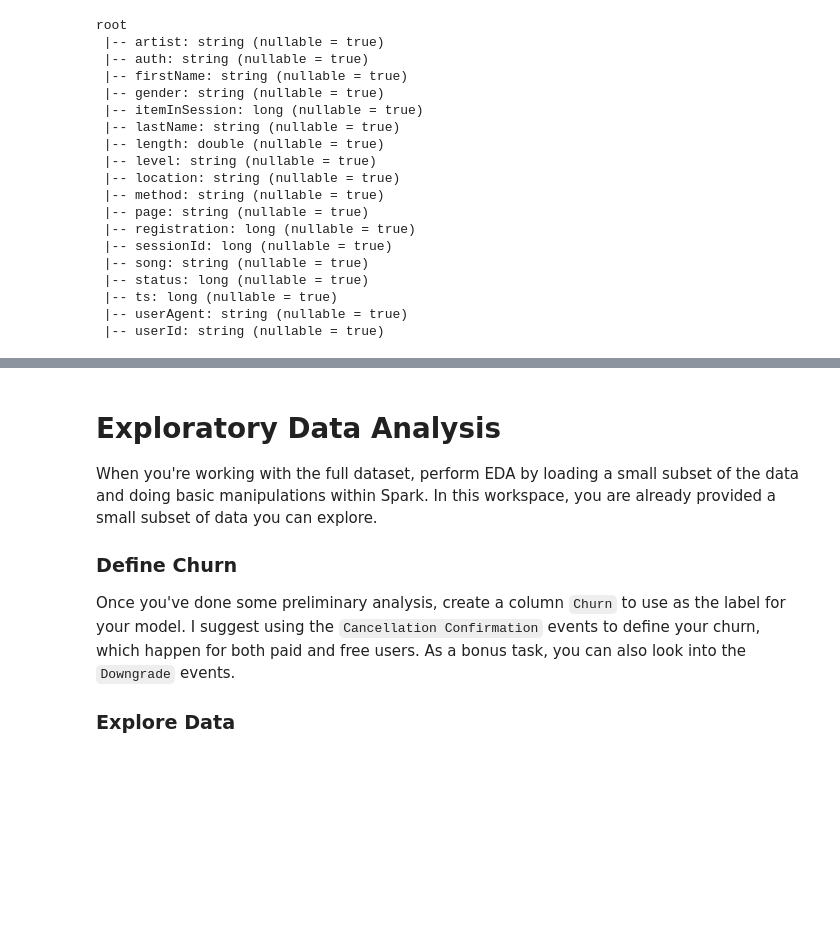
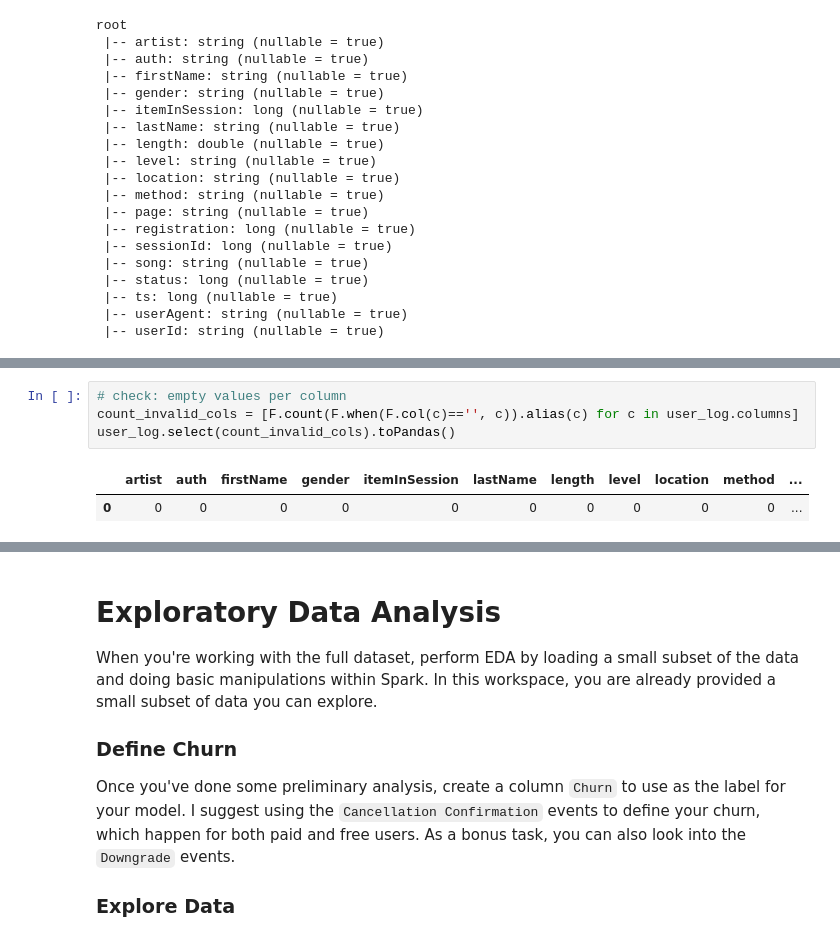
Before and after one commit to silviaclaire/sparkify, a Jupyter notebook: Sparkify.ipynb, the cells around one changed output, grey strips where cells are left out. Drawn from its saved outputs; the diff is of its cells as text; blank space fills up the shorter version.

```diff
--- a/Sparkify.ipynb
+++ b/Sparkify.ipynb
@@ -53,0 +126,7 @@ root
+# %%
+# check: empty values per column
+count_invalid_cols = [F.count(F.when(F.col(c)=='', c)).alias(c) for c in user_log.columns]
+user_log.select(count_invalid_cols).toPandas()
+# %% [output]
+|  | artist | auth | firstName | gender | itemInSession | lastName | length | level | location | method | ... |
+| 0 | 0 | 0 | 0 | 0 | 0 | 0 | 0 | 0 | 0 | 0 | ... |
```
Also changed, not shown: parts of 18 cells of this notebook.
